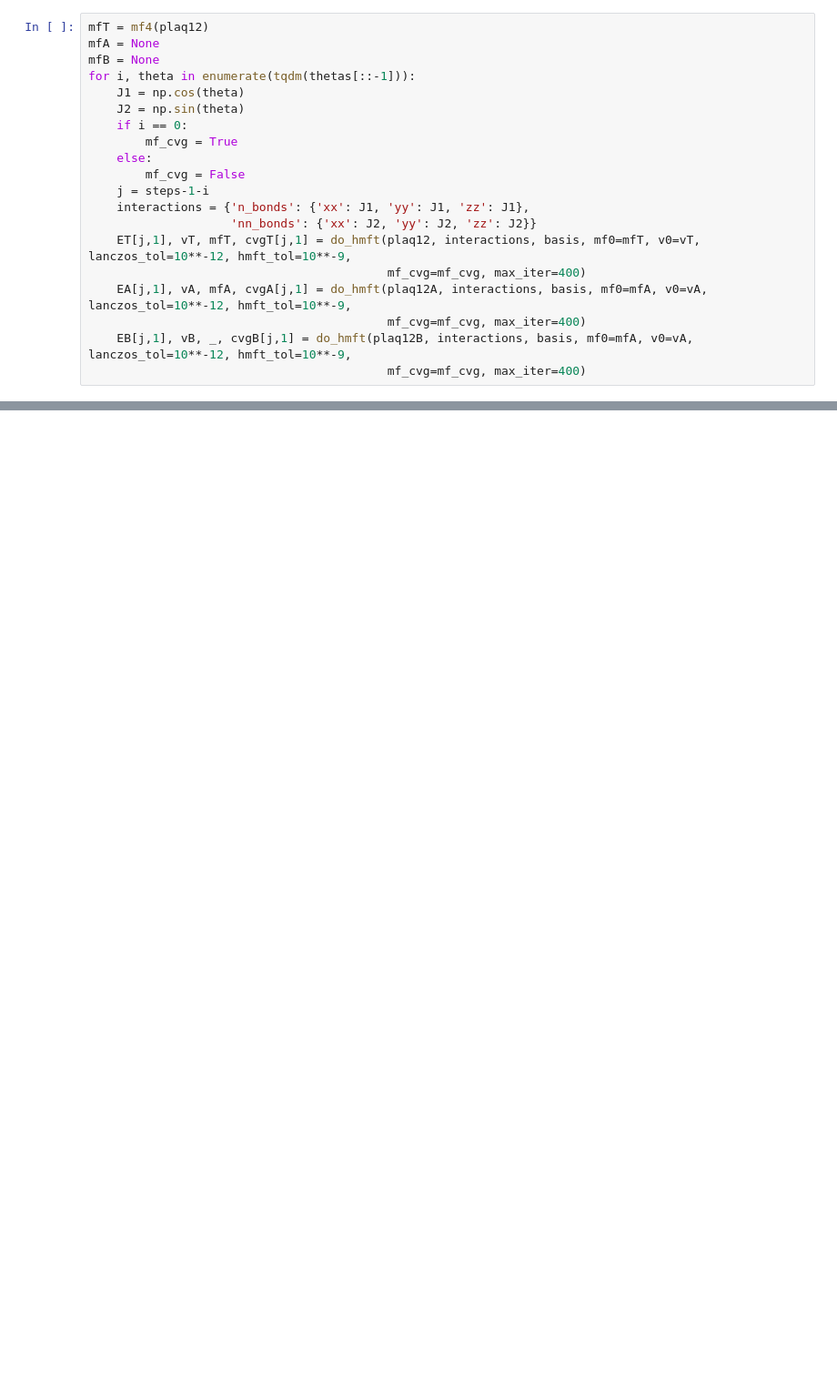
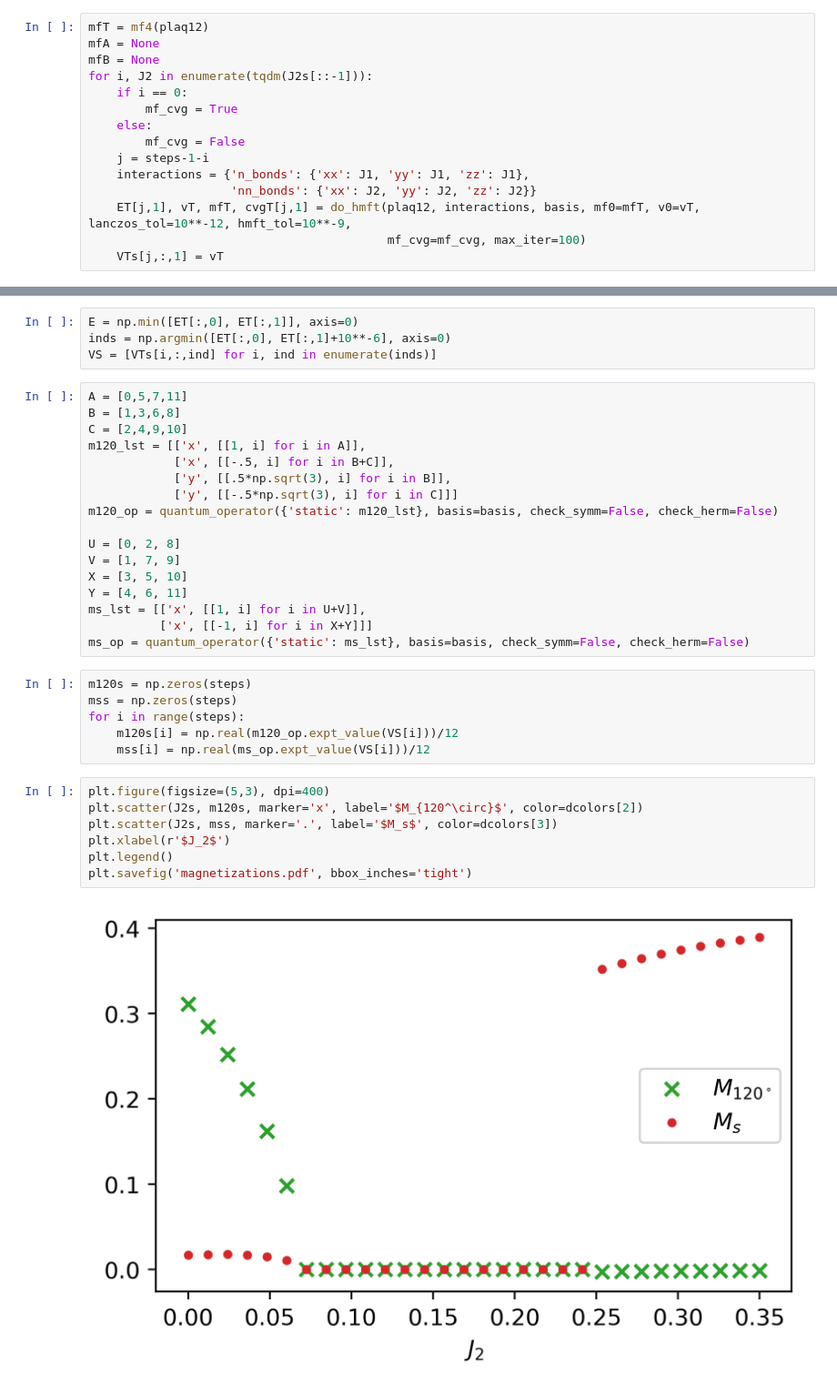
Before and after one commit to wholdhus/hmftpy, a Jupyter notebook: examples/TriHeisen.ipynb, the cells around one changed output, grey strips where cells are left out. Shown at 91% size. Drawn from its saved outputs; the diff is of its cells as text; blank space fills up the shorter version.

```diff
--- a/examples/TriHeisen.ipynb
+++ b/examples/TriHeisen.ipynb
@@ -123,9 +188,7 @@ for i, theta in enumerate(tqdm(thetas)):
 mfT = mf4(plaq12)
 mfA = None
 mfB = None
-for i, theta in enumerate(tqdm(thetas[::-1])):
-    J1 = np.cos(theta)
-    J2 = np.sin(theta)
+for i, J2 in enumerate(tqdm(J2s[::-1])):
     if i == 0:
         mf_cvg = True
     else:
@@ -134,8 +197,5 @@ for i, theta in enumerate(tqdm(thetas[::-1])):
     interactions = {'n_bonds': {'xx': J1, 'yy': J1, 'zz': J1},
                     'nn_bonds': {'xx': J2, 'yy': J2, 'zz': J2}}
     ET[j,1], vT, mfT, cvgT[j,1] = do_hmft(plaq12, interactions, basis, mf0=mfT, v0=vT, lanczos_tol=10**-12, hmft_tol=10**-9,
-                                          mf_cvg=mf_cvg, max_iter=400)
-    EA[j,1], vA, mfA, cvgA[j,1] = do_hmft(plaq12A, interactions, basis, mf0=mfA, v0=vA, lanczos_tol=10**-12, hmft_tol=10**-9,
-                                          mf_cvg=mf_cvg, max_iter=400)
-    EB[j,1], vB, _, cvgB[j,1] = do_hmft(plaq12B, interactions, basis, mf0=mfA, v0=vA, lanczos_tol=10**-12, hmft_tol=10**-9,
-                                          mf_cvg=mf_cvg, max_iter=400)
+                                          mf_cvg=mf_cvg, max_iter=100)
+    VTs[j,:,1] = vT
@@ -210,0 +202,36 @@ plt.legend(ncol=2)
+# %%
+E = np.min([ET[:,0], ET[:,1]], axis=0)
+inds = np.argmin([ET[:,0], ET[:,1]+10**-6], axis=0)
+VS = [VTs[i,:,ind] for i, ind in enumerate(inds)]
+# %%
+A = [0,5,7,11]
+B = [1,3,6,8]
+C = [2,4,9,10]
+m120_lst = [['x', [[1, i] for i in A]],
+            ['x', [[-.5, i] for i in B+C]],
+            ['y', [[.5*np.sqrt(3), i] for i in B]],
+            ['y', [[-.5*np.sqrt(3), i] for i in C]]]
+m120_op = quantum_operator({'static': m120_lst}, basis=basis, check_symm=False, check_herm=False)
+
+U = [0, 2, 8]
+V = [1, 7, 9]
+X = [3, 5, 10]
+Y = [4, 6, 11]
+ms_lst = [['x', [[1, i] for i in U+V]],
+          ['x', [[-1, i] for i in X+Y]]]
+ms_op = quantum_operator({'static': ms_lst}, basis=basis, check_symm=False, check_herm=False)
+# %%
+m120s = np.zeros(steps)
+mss = np.zeros(steps)
+for i in range(steps):
+    m120s[i] = np.real(m120_op.expt_value(VS[i]))/12
+    mss[i] = np.real(ms_op.expt_value(VS[i]))/12
+# %%
+plt.figure(figsize=(5,3), dpi=400)
+plt.scatter(J2s, m120s, marker='x', label='$M_{120^\circ}$', color=dcolors[2])
+plt.scatter(J2s, mss, marker='.', label='$M_s$', color=dcolors[3])
+plt.xlabel(r'$J_2$')
+plt.legend()
+plt.savefig('magnetizations.pdf', bbox_inches='tight')
+# %% [output]
+[figure, added]
```
Also changed, not shown: parts of 13 cells of this notebook, 1 other file.
